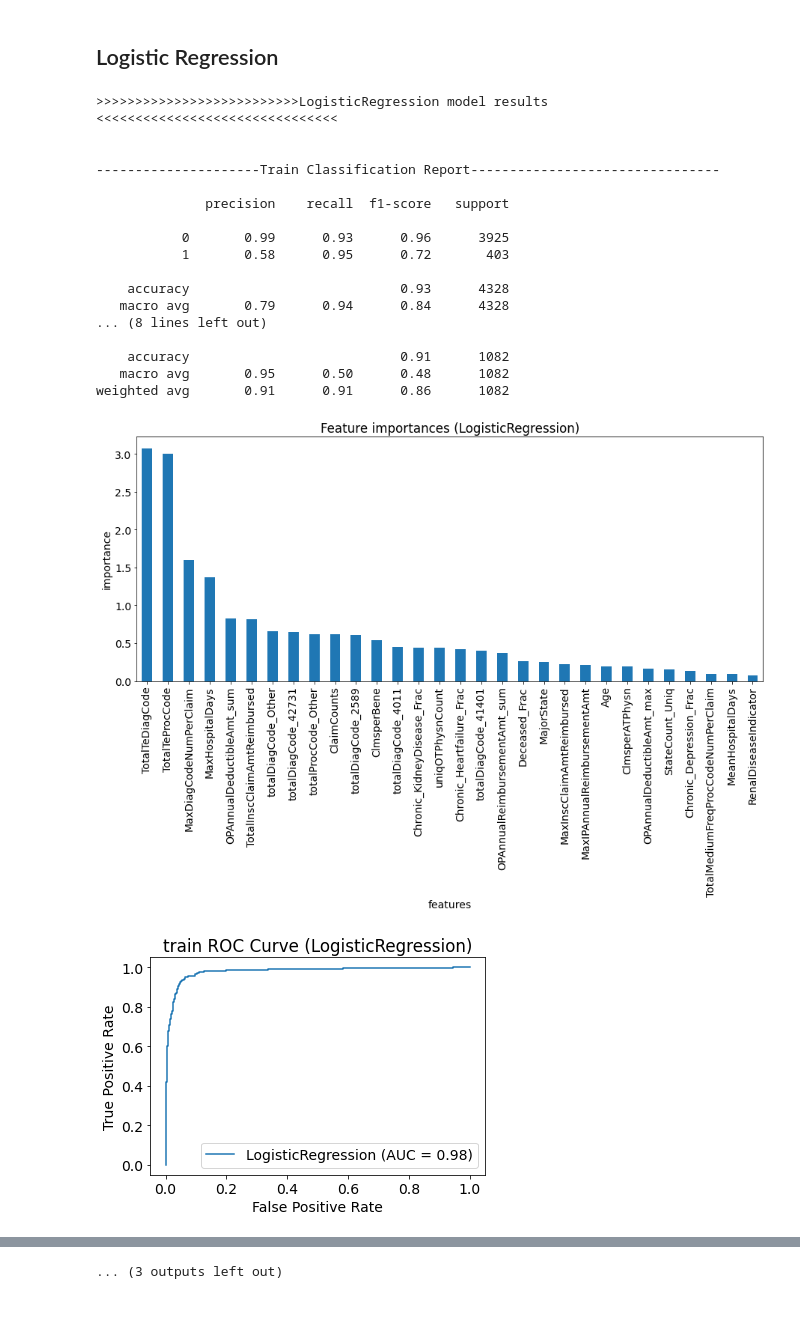
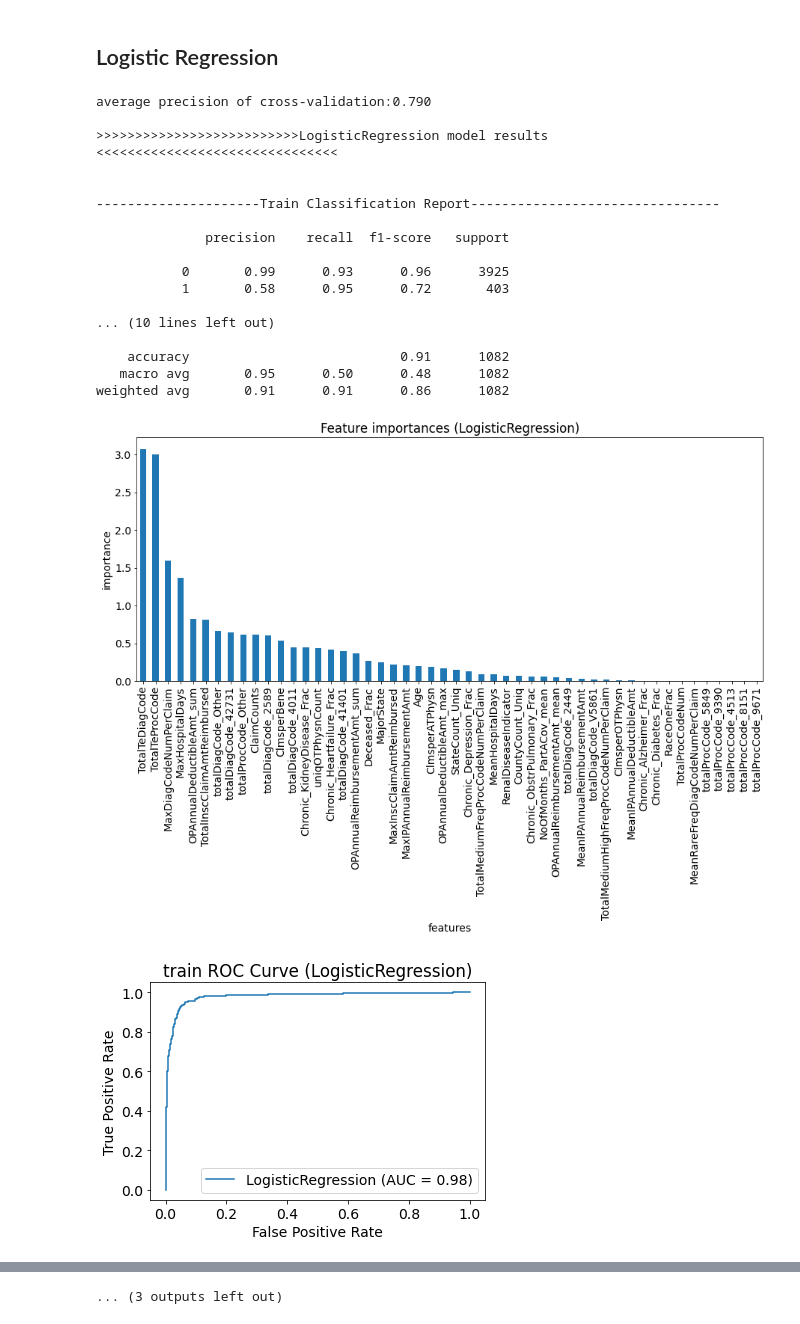
Before and after one commit to yang5hi/healthcare_provider_fraud_detection, a Jupyter notebook: 3e_Provider_Level_Basemodel_0817Data.ipynb, the cells around one changed output, grey strips where cells are left out. Saved outputs shown, nothing was run; the diff lists cells and outputs as text; code cells hidden in the pictures.

```diff
--- a/3e_Provider_Level_Basemodel_0817Data.ipynb
+++ b/3e_Provider_Level_Basemodel_0817Data.ipynb
@@ -113,10 +118,10 @@ preprocessor = ColumnTransformer([
 xgb_cl = xgb.XGBClassifier()
 
 classification_models={
-    'LogisticRegression':LogisticRegression(class_weight = 'balanced',random_state=seed1,max_iter=10000),
+    'LogisticRegression':LogisticRegression(class_weight = 'balanced',random_state=seed1, max_iter=10000),
     'RandomForest':RandomForestClassifier(n_estimators = 5, random_state = seed1),
     'XGBClassifier':xgb.XGBClassifier(n_estimators = 5,random_state = seed1),
-    'SVC': SVC(kernel='linear',probability=True,random_state=seed1)
+    'SVC': SVC(kernel='rbf',C=0.05,probability=True,random_state=seed1)
 }
 # %% [markdown]
 ## Logistic Regression
@@ -130,8 +135,12 @@ for key,value in classification_models.items():
     classification_pipeline[key] = Pipeline([
         #('preprocessor',preprocessor),
         ('rescale', StandardScaler()),
+        #('rescale', MinMaxScaler()),
         ('clf', value)
     ])
+
+    train_scores = cross_val_score(classification_pipeline[key], X_train, y_train, scoring= 'average_precision', cv=5)
+    print("average precision of cross-validation:{:.3f}".format(train_scores.mean()))
 
     classification_pipeline[key]=classification_pipeline[key].fit(X_train, y_train)
 
@@ -160,14 +169,17 @@ for key,value in classification_models.items():
     elif key == 'LogisticRegression':
         importances=classification_pipeline[key][1].coef_[0]
     else:
-        importances=classification_pipeline[key][1].coef_
+        try:
+            importances=classification_pipeline[key][1].coef_
+        except:
+            importances=[]
     feature_names=classification_pipeline[key].feature_names_in_
 
     try:
         pd_Series_importances = (pd.Series(importances, index=feature_names)).sort_values(ascending=False)
 
         fig = plt.figure(figsize=(15,6))
-        pd_Series_importances[:30].plot.bar()
+        pd_Series_importances[:50].plot.bar()
         plt.title(f"Feature importances ({key})")
         plt.ylabel("importance")
         plt.xlabel("features")
@@ -247,36 +259,36 @@ for key,value in classification_models.items():
 #     plt.plot(recall, precision,'o-')
 #     plt.xlabel('Recall(Positive label:1)')
 #     plt.ylabel('Precision(Positive label:1)')
 #     plt.title(f'test Precision-Recall Curve ({key})')
 #     plt.show()
 
 
 #     test_pr_df=pd.DataFrame({'precision':precision[:-1], 'recall':recall[:-1], 'thresholds':thresholds})
 #     fig = plt.figure(figsize=(6,6),dpi=60)
 #     plt.plot(test_pr_df.thresholds,test_pr_df.precision,'o-',color='green',label='precision')
 #     plt.plot(test_pr_df.thresholds,test_pr_df.recall,'o-',color='orange',label='recall')
 #     plt.legend(loc='lower center')
 #     plt.ylabel('scores')
 #     plt.title(f'test Precision-Recall Curve ({key})')
 #     plt.show()
 # %% [output]
+average precision of cross-validation:0.790
+
 >>>>>>>>>>>>>>>>>>>>>>>>>>LogisticRegression model results <<<<<<<<<<<<<<<<<<<<<<<<<<<<<<<
 
 
 ---------------------Train Classification Report--------------------------------
 
               precision    recall  f1-score   support
 
            0       0.99      0.93      0.96      3925
            1       0.58      0.95      0.72       403
 
-    accuracy                           0.93      4328
-   macro avg       0.79      0.94      0.84      4328
-... (8 lines left out)
+... (10 lines left out)
 
     accuracy                           0.91      1082
    macro avg       0.95      0.50      0.48      1082
 weighted avg       0.91      0.91      0.86      1082
-[figure, old version]
+[figure, new version]
 [figure]
 [figure]
```
Also changed, not shown: parts of 10 cells of this notebook, 4 other files.
